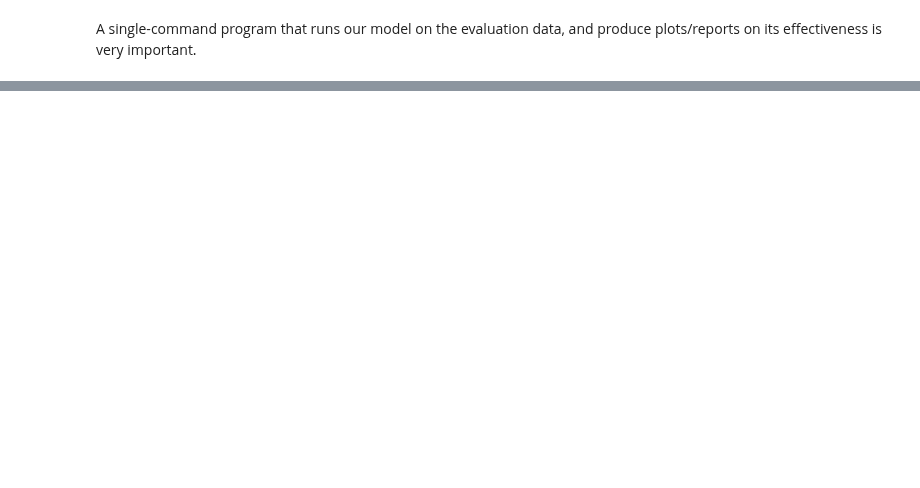
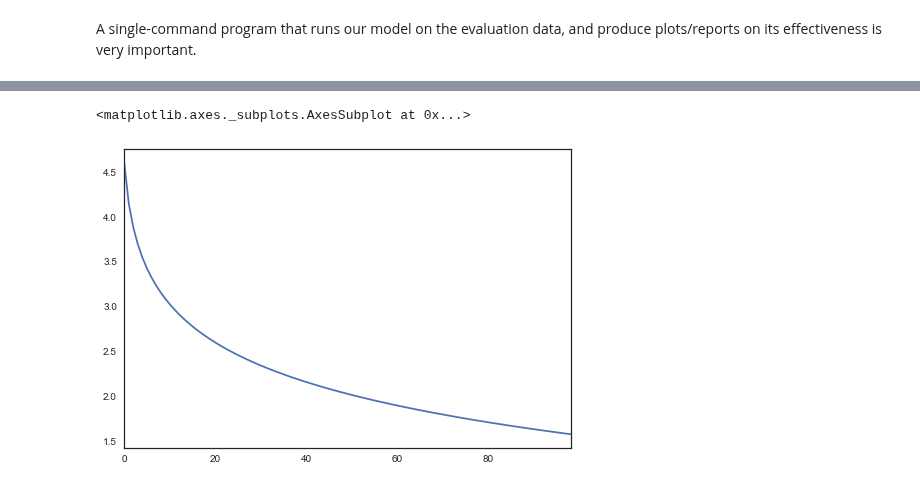
Before and after one commit to caitaozhan/CSE519-Homework-Project, a Jupyter notebook: TheProject/src/music-Caitao.ipynb, the cells around one changed output, grey strips where cells are left out. Drawn from its saved outputs; the diff is of its cells as text; code cells hidden in the pictures; blank space fills up the shorter version.

```diff
--- a/TheProject/src/music-Caitao.ipynb
+++ b/TheProject/src/music-Caitao.ipynb
@@ -361,0 +395,5 @@ This is the plots/reports of LinearRegression
+# %%
+df_music_pl['RankPowerlaw'].iloc[0:99].plot()
+# %% [output]
+<matplotlib.axes._subplots.AxesSubplot at 0x...>
+[figure, added]
```
Also changed, not shown: parts of 18 cells of this notebook.
